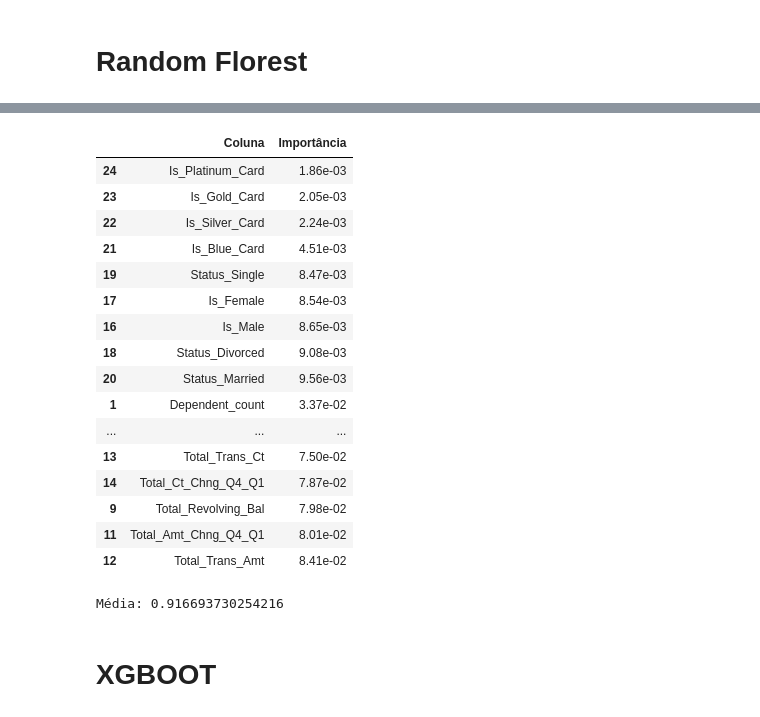
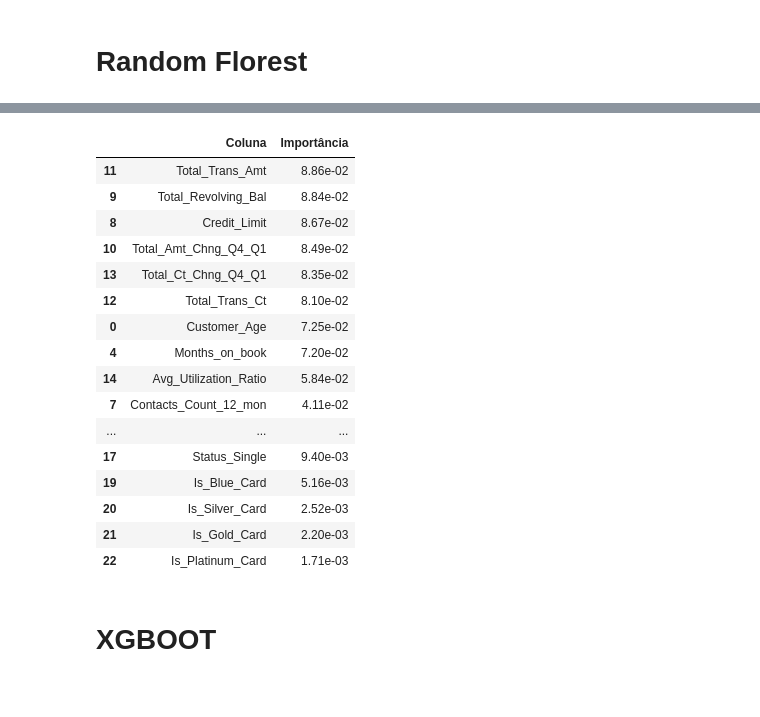
Before and after one commit to rpf991/Previsao_Churning_Clientes_Credito, a Jupyter notebook: notebooks/data_analysis.ipynb, the cells around one changed output, grey strips where cells are left out. Saved outputs shown, nothing was run; the diff lists cells and outputs as text; code cells hidden in the pictures.

```diff
--- a/notebooks/data_analysis.ipynb
+++ b/notebooks/data_analysis.ipynb
@@ -171,11 +154,3 @@ df_base_credit['Is_Blue_Card'] = df_base_credit['Card_Category'].map(lambda x: x
 df_base_credit['Is_Silver_Card'] = df_base_credit['Card_Category'].map(lambda x: x == 'Silver').astype("int")
 df_base_credit['Is_Gold_Card'] = df_base_credit['Card_Category'].map(lambda x: x == 'Gold').astype("int")
 df_base_credit['Is_Platinum_Card'] = df_base_credit['Card_Category'].map(lambda x: x == 'Platinum').astype("int")
-
-
-# A coluna CLIENTNUM será removida pois apresenta valores repetidos,
-# e então atrapalhando na classificação dos dados
-
-df_base_credit = df_base_credit.drop(columns=['CLIENTNUM', 'Gender', 'Marital_Status', 'Card_Category'])
-
-df_base_credit
@@ -204,3 +182,6 @@ Series([], Name: Attrition_Flag, dtype: float64)
+# %%
+df_base_credit = df_base_credit.drop(columns=['CLIENTNUM', 'Gender', 'Marital_Status',
+                                              'Card_Category', 'Is_Female', 'Avg_Open_To_Buy'])
 # %% [markdown]
 Definição das variáveis de treino e teste
 # %%
@@ -336,9 +310,13 @@ Please also refer to the documentation for alternative solver options:
 # Random Florest
 # %%
 # Modelo Random Florest
-random_florest = RandomForestClassifier(class_weight='balanced', random_state=42) # Balanceamento de pesos
-random_florest.fit(X_train_scalled, Y_train)
 
-# Obtenção de Probabilidades (importante para o Gini),
-prob_rf = random_florest.predict_proba(X_test_scalled)[:, 1]
-prob_rf
+# criação do modelo
+random_florest = RandomForestClassifier(class_weight='balanced', random_state=42)
+# class_weight: Balanceamento de pesos
+
+# treinar o modelo
+random_florest.fit(X_train, Y_train)
+
+# Predição do RandomFlorest
+previsao_final = random_florest.predict(X_test)
@@ -383,34 +359,28 @@ weighted avg       0.72      0.85      0.78      2000
 # %%
 df_importancia = pd.DataFrame({
     'Coluna': X_train.columns,
     'Importância': random_florest.feature_importances_
-}).sort_values(by='Importância', ascending=True)
+}).sort_values(by='Importância', ascending=False)
 
 df_importancia
 # %% [output]
 |  | Coluna | Importância |
-| 24 | Is_Platinum_Card | 1.86e-03 |
-| 23 | Is_Gold_Card | 2.05e-03 |
-| 22 | Is_Silver_Card | 2.24e-03 |
-| 21 | Is_Blue_Card | 4.51e-03 |
-| 19 | Status_Single | 8.47e-03 |
-| 17 | Is_Female | 8.54e-03 |
-| 16 | Is_Male | 8.65e-03 |
-| 18 | Status_Divorced | 9.08e-03 |
-| 20 | Status_Married | 9.56e-03 |
-| 1 | Dependent_count | 3.37e-02 |
+| 11 | Total_Trans_Amt | 8.86e-02 |
+| 9 | Total_Revolving_Bal | 8.84e-02 |
+| 8 | Credit_Limit | 8.67e-02 |
+| 10 | Total_Amt_Chng_Q4_Q1 | 8.49e-02 |
+| 13 | Total_Ct_Chng_Q4_Q1 | 8.35e-02 |
+| 12 | Total_Trans_Ct | 8.10e-02 |
+| 0 | Customer_Age | 7.25e-02 |
+| 4 | Months_on_book | 7.20e-02 |
+| 14 | Avg_Utilization_Ratio | 5.84e-02 |
+| 7 | Contacts_Count_12_mon | 4.11e-02 |
 | ... | ... | ... |
-| 13 | Total_Trans_Ct | 7.50e-02 |
-| 14 | Total_Ct_Chng_Q4_Q1 | 7.87e-02 |
-| 9 | Total_Revolving_Bal | 7.98e-02 |
-| 11 | Total_Amt_Chng_Q4_Q1 | 8.01e-02 |
-| 12 | Total_Trans_Amt | 8.41e-02 |
+| 17 | Status_Single | 9.40e-03 |
+| 19 | Is_Blue_Card | 5.16e-03 |
+| 20 | Is_Silver_Card | 2.52e-03 |
+| 21 | Is_Gold_Card | 2.20e-03 |
+| 22 | Is_Platinum_Card | 1.71e-03 |
-# %%
-scores = cross_val_score(random_florest, X, y, cv=5, scoring='f1')
-
-print(f'Média: {scores.mean()}')
-# %% [output]
-Média: 0.916693730254216
 # %% [markdown]
 # XGBOOT
 # %%
```
Also changed, not shown: parts of 26 cells of this notebook, 1 other file.
